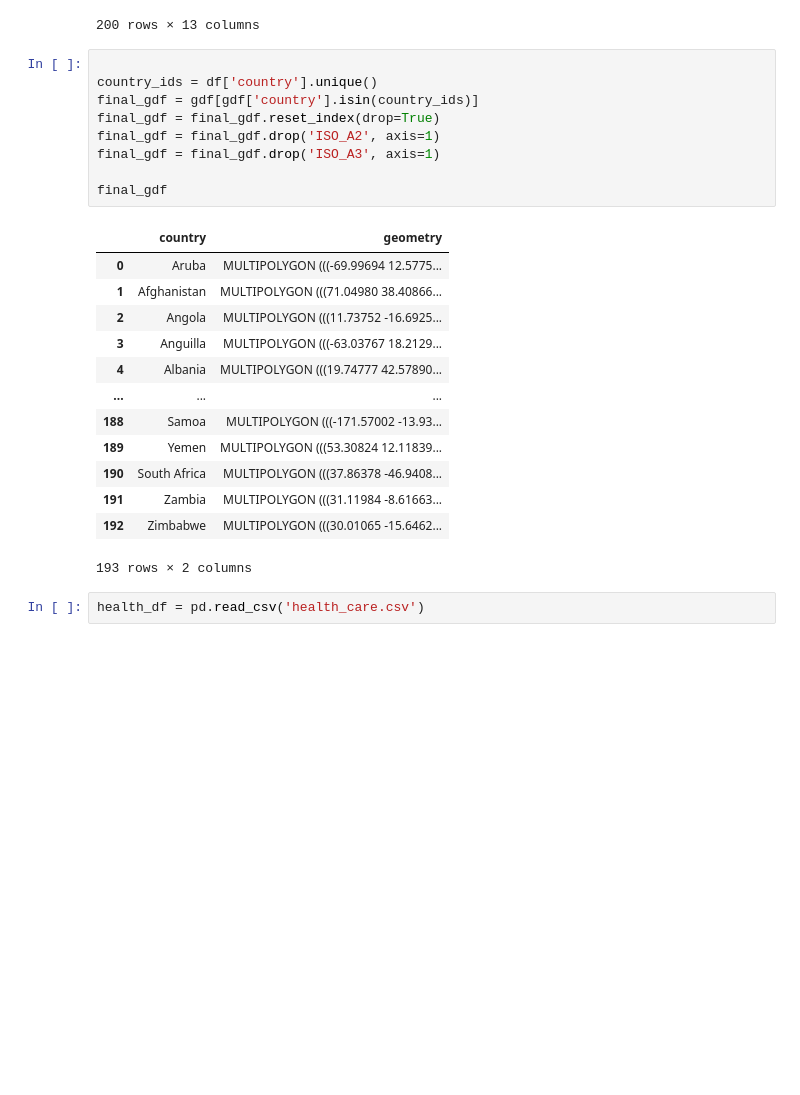
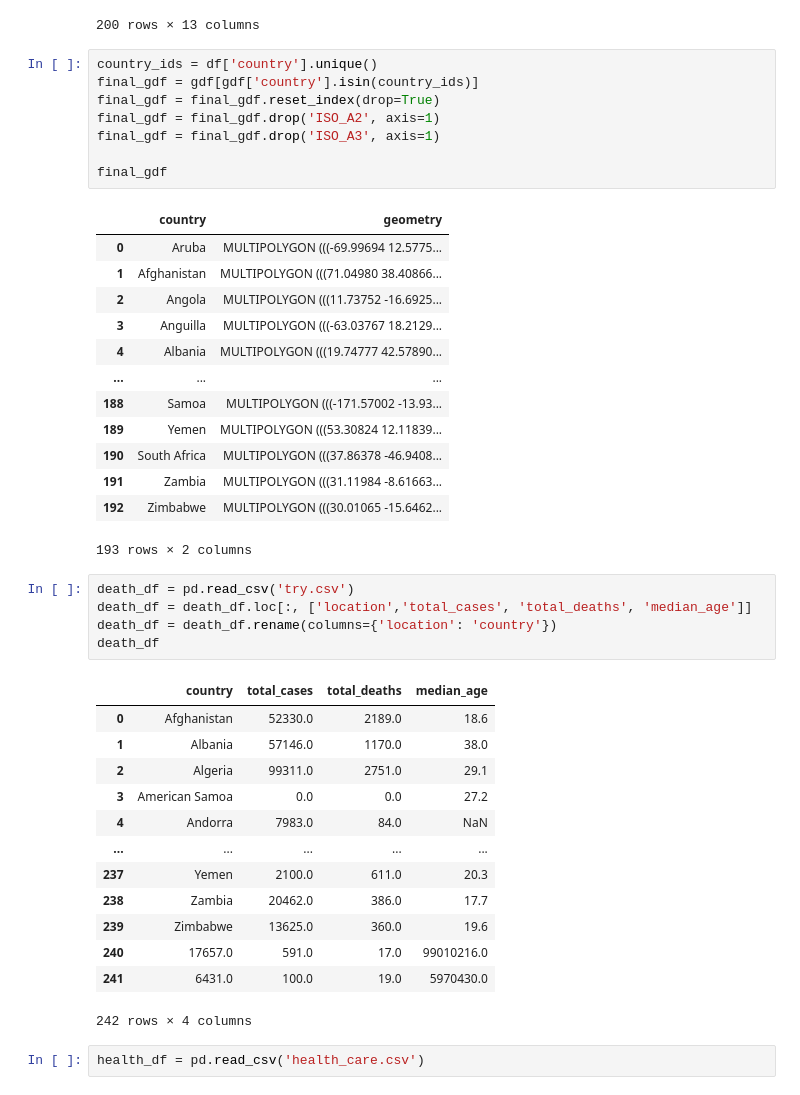
Before and after one commit to darka0805/op_geopandas, a Jupyter notebook: working.ipynb, the cells around one changed output. Drawn from its saved outputs; the diff is of its cells as text; blank space fills up the shorter version.

```diff
--- a/working.ipynb
+++ b/working.ipynb
@@ -43,7 +43,6 @@ df
 | 199 | 241 | COG | Africa | Republic of Congo | 6431.0 | 100.0 | 19.0 | 5970430.0 | 342000 | ... |
 200 rows × 13 columns
 # %%
-
 country_ids = df['country'].unique()
 final_gdf = gdf[gdf['country'].isin(country_ids)]
 final_gdf = final_gdf.reset_index(drop=True)
@@ -65,6 +64,25 @@ final_gdf
 | 191 | Zambia | MULTIPOLYGON (((31.11984 -8.61663... |
 | 192 | Zimbabwe | MULTIPOLYGON (((30.01065 -15.6462... |
 193 rows × 2 columns
+# %%
+death_df = pd.read_csv('try.csv')
+death_df = death_df.loc[:, ['location','total_cases', 'total_deaths', 'median_age']]
+death_df = death_df.rename(columns={'location': 'country'})
+death_df
+# %% [output]
+|  | country | total_cases | total_deaths | median_age |
+| 0 | Afghanistan | 52330.0 | 2189.0 | 18.6 |
+| 1 | Albania | 57146.0 | 1170.0 | 38.0 |
+| 2 | Algeria | 99311.0 | 2751.0 | 29.1 |
+| 3 | American Samoa | 0.0 | 0.0 | 27.2 |
+| 4 | Andorra | 7983.0 | 84.0 | NaN |
+| ... | ... | ... | ... | ... |
+| 237 | Yemen | 2100.0 | 611.0 | 20.3 |
+| 238 | Zambia | 20462.0 | 386.0 | 17.7 |
+| 239 | Zimbabwe | 13625.0 | 360.0 | 19.6 |
+| 240 | 17657.0 | 591.0 | 17.0 | 99010216.0 |
+| 241 | 6431.0 | 100.0 | 19.0 | 5970430.0 |
+242 rows × 4 columns
 # %%
 health_df = pd.read_csv('health_care.csv')
 # %%
```
Also changed, not shown: parts of 2 cells of this notebook, 1 other file.
